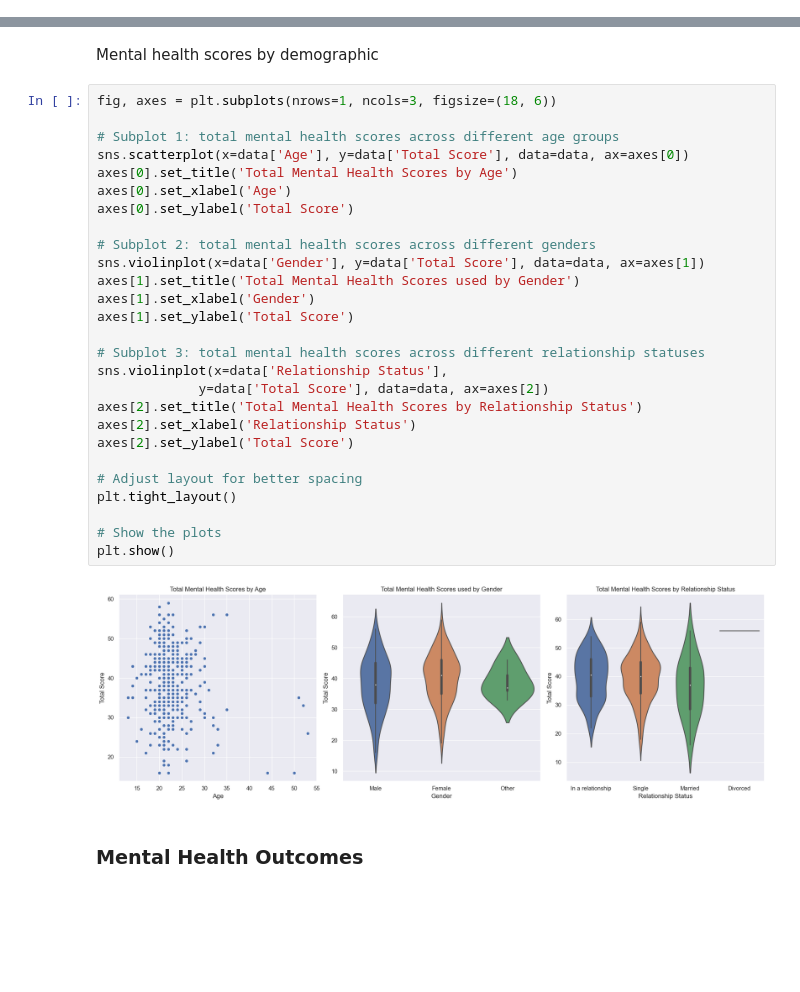
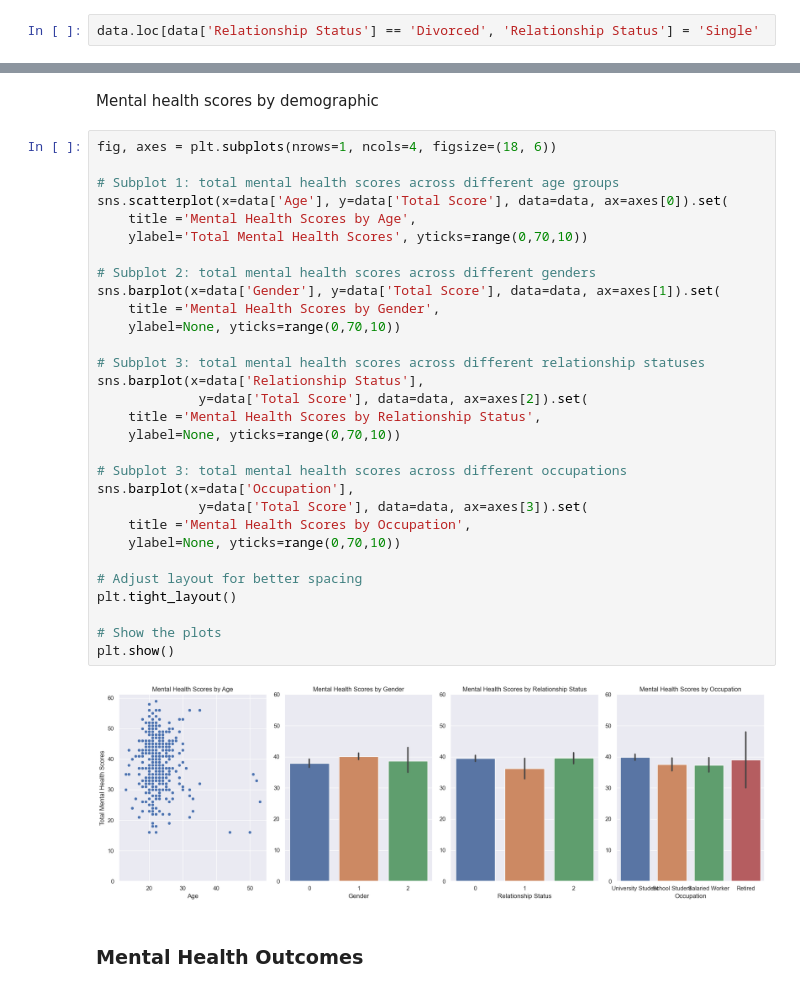
Before and after one commit to allygee/smmh_project, a Jupyter notebook: Social Media Mental Heallth Notebook.ipynb, the cells around one changed output, grey strips where cells are left out. Saved outputs shown, nothing was run; the diff lists cells and outputs as text; blank space fills up the shorter version.

Commit message:
fixed graph axes

```diff
--- a/Social Media Mental Heallth Notebook.ipynb
+++ b/Social Media Mental Heallth Notebook.ipynb
@@ -389,3 +428,5 @@ data.describe()
+# %%
+data.loc[data['Relationship Status'] == 'Divorced', 'Relationship Status'] = 'Single'
 # %% [markdown]
 # Research Questions
 
@@ -587,34 +626,37 @@ the p-value of the Shapiro-Wilkes test is 0.0023971861228346825
 # %% [markdown]
 Mental health scores by demographic
 # %%
-fig, axes = plt.subplots(nrows=1, ncols=3, figsize=(18, 6))
+fig, axes = plt.subplots(nrows=1, ncols=4, figsize=(18, 6))
 
 # Subplot 1: total mental health scores across different age groups
-sns.scatterplot(x=data['Age'], y=data['Total Score'], data=data, ax=axes[0])
-axes[0].set_title('Total Mental Health Scores by Age')
-axes[0].set_xlabel('Age')
-axes[0].set_ylabel('Total Score')
+sns.scatterplot(x=data['Age'], y=data['Total Score'], data=data, ax=axes[0]).set(
+    title ='Mental Health Scores by Age',
+    ylabel='Total Mental Health Scores', yticks=range(0,70,10))
 
 # Subplot 2: total mental health scores across different genders
-sns.violinplot(x=data['Gender'], y=data['Total Score'], data=data, ax=axes[1])
-axes[1].set_title('Total Mental Health Scores used by Gender')
-axes[1].set_xlabel('Gender')
-axes[1].set_ylabel('Total Score')
+sns.barplot(x=data['Gender'], y=data['Total Score'], data=data, ax=axes[1]).set(
+    title ='Mental Health Scores by Gender',
+    ylabel=None, yticks=range(0,70,10))
 
 # Subplot 3: total mental health scores across different relationship statuses
-sns.violinplot(x=data['Relationship Status'],
-             y=data['Total Score'], data=data, ax=axes[2])
-axes[2].set_title('Total Mental Health Scores by Relationship Status')
-axes[2].set_xlabel('Relationship Status')
-axes[2].set_ylabel('Total Score')
+sns.barplot(x=data['Relationship Status'],
+             y=data['Total Score'], data=data, ax=axes[2]).set(
+    title ='Mental Health Scores by Relationship Status',
+    ylabel=None, yticks=range(0,70,10))
+
+# Subplot 3: total mental health scores across different occupations
+sns.barplot(x=data['Occupation'],
+             y=data['Total Score'], data=data, ax=axes[3]).set(
+    title ='Mental Health Scores by Occupation',
+    ylabel=None, yticks=range(0,70,10))
 
 # Adjust layout for better spacing
 plt.tight_layout()
 
 # Show the plots
 plt.show()
 # %% [output]
-[figure, old version]
+[figure, new version]
 # %% [markdown]
 ### Mental Health Outcomes
 # %%
```
Also changed, not shown: parts of 13 cells of this notebook.
